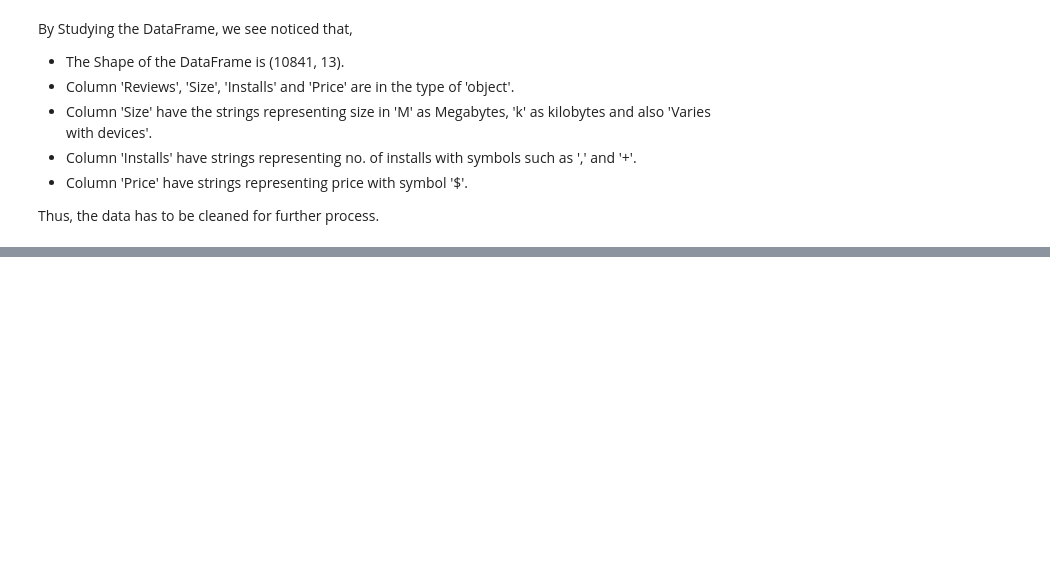
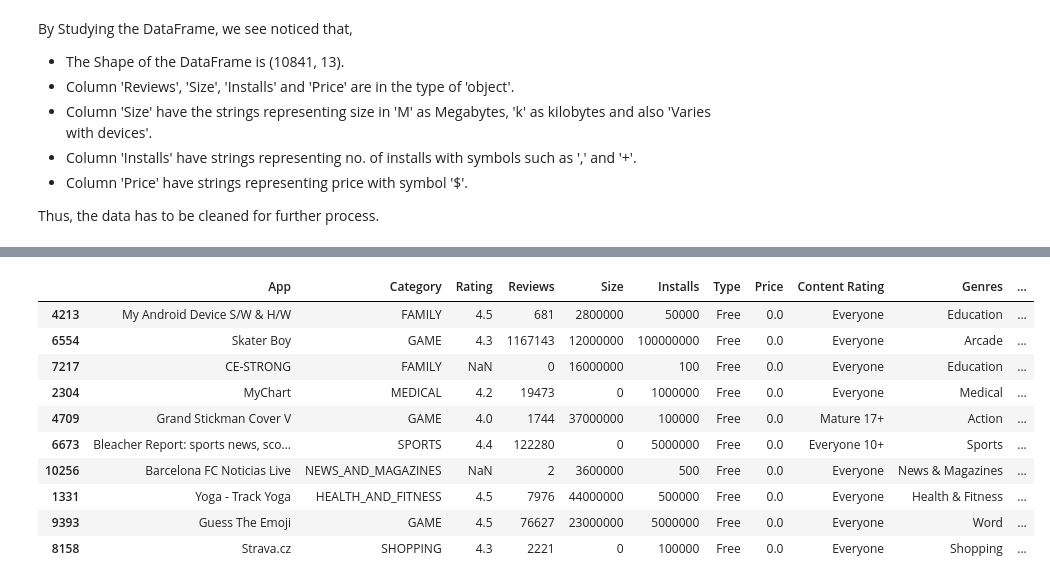
Before and after one commit to divyakedia/playstore-data-analysis, a Jupyter notebook: (Divya_Self)Play_Store_App_Review_Analysis_Capstone_Project.ipynb, the cells around one changed output, grey strips where cells are left out. Saved outputs shown, nothing was run; the diff lists cells and outputs as text; code cells hidden in the pictures; blank space fills up the shorter version.

```diff
--- a/(Divya_Self)Play_Store_App_Review_Analysis_Capstone_Project.ipynb
+++ b/(Divya_Self)Play_Store_App_Review_Analysis_Capstone_Project.ipynb
@@ -250,0 +253,14 @@ memory usage: 1.4+ MB
+# %%
+playstore_df.sample(10)
+# %% [output]
+|  | App | Category | Rating | Reviews | Size | Installs | Type | Price | Content Rating | Genres | ... |
+| 4213 | My Android Device S/W & H/W | FAMILY | 4.5 | 681 | 2800000 | 50000 | Free | 0.0 | Everyone | Education | ... |
+| 6554 | Skater Boy | GAME | 4.3 | 1167143 | 12000000 | 100000000 | Free | 0.0 | Everyone | Arcade | ... |
+| 7217 | CE-STRONG | FAMILY | NaN | 0 | 16000000 | 100 | Free | 0.0 | Everyone | Education | ... |
+| 2304 | MyChart | MEDICAL | 4.2 | 19473 | 0 | 1000000 | Free | 0.0 | Everyone | Medical | ... |
+| 4709 | Grand Stickman Cover V | GAME | 4.0 | 1744 | 37000000 | 100000 | Free | 0.0 | Mature 17+ | Action | ... |
+| 6673 | Bleacher Report: sports news, sco... | SPORTS | 4.4 | 122280 | 0 | 5000000 | Free | 0.0 | Everyone 10+ | Sports | ... |
+| 10256 | Barcelona FC Noticias Live | NEWS_AND_MAGAZINES | NaN | 2 | 3600000 | 500 | Free | 0.0 | Everyone | News & Magazines | ... |
+| 1331 | Yoga - Track Yoga | HEALTH_AND_FITNESS | 4.5 | 7976 | 44000000 | 500000 | Free | 0.0 | Everyone | Health & Fitness | ... |
+| 9393 | Guess The Emoji | GAME | 4.5 | 76627 | 23000000 | 5000000 | Free | 0.0 | Everyone | Word | ... |
+| 8158 | Strava.cz | SHOPPING | 4.3 | 2221 | 0 | 100000 | Free | 0.0 | Everyone | Shopping | ... |
```
Also changed, not shown: parts of 24 cells of this notebook.
